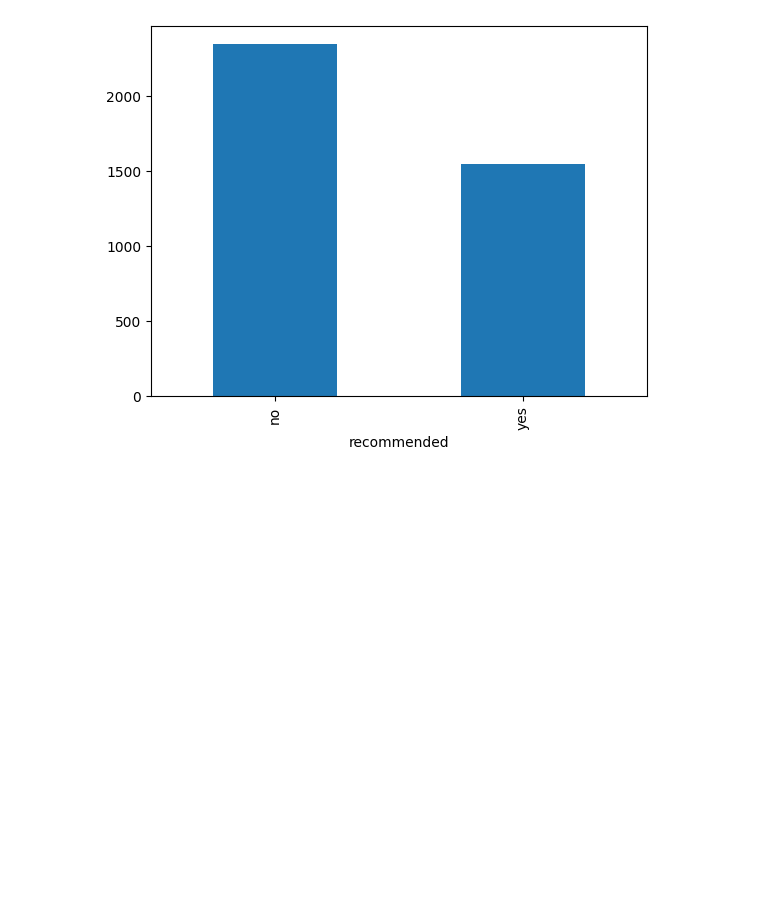
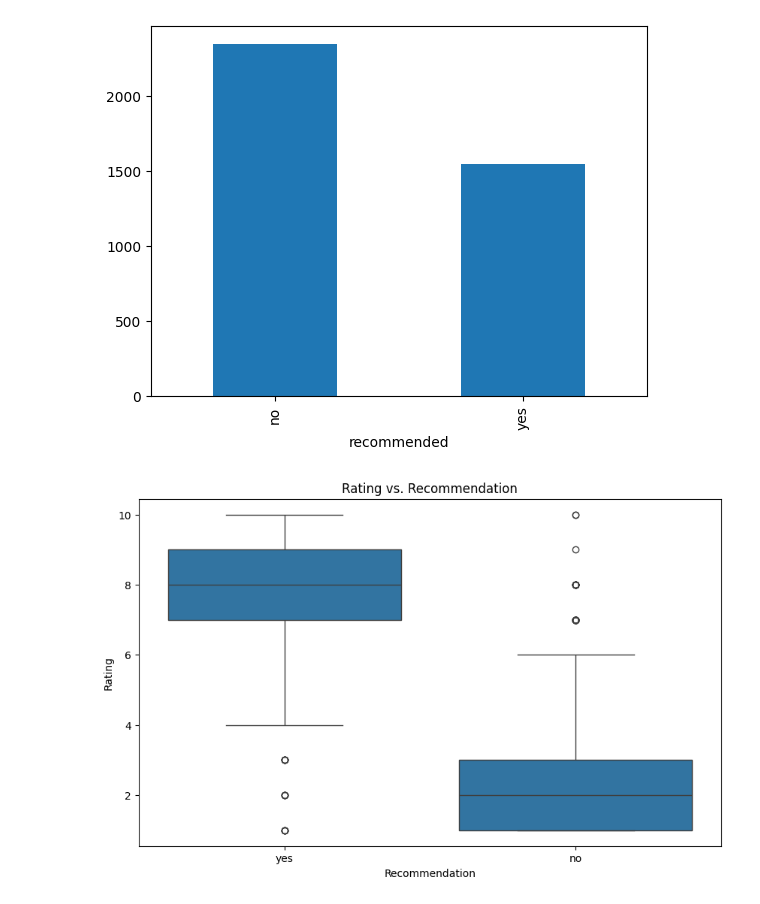
Before and after one commit to ryslipe/british_airlines, a Jupyter notebook: notebooks/01_load_and_validate_raw_data.ipynb, the cells around one changed output. Saved outputs shown, nothing was run; the diff lists cells and outputs as text; code cells hidden in the pictures; blank space fills up the shorter version.

Commit message:
started recommended

```diff
--- a/notebooks/01_load_and_validate_raw_data.ipynb
+++ b/notebooks/01_load_and_validate_raw_data.ipynb
@@ -536,3 +532,14 @@ reviews_df['recommended'].value_counts().plot(kind='bar')
 # %% [output]
 <Axes: xlabel='recommended'>
 [figure]
+# %%
+
+# Create a boxplot to visualize the distribution of ratings for 'Yes' and 'No' recommendations
+plt.figure(figsize=(10, 6))
+sns.boxplot(x='recommended', y='rating', data=reviews_df)
+plt.title('Rating vs. Recommendation')
+plt.xlabel('Recommendation')
+plt.ylabel('Rating')
+plt.show()
+# %% [output]
+[figure, added]
```
Also changed, not shown: parts of 8 cells of this notebook.
